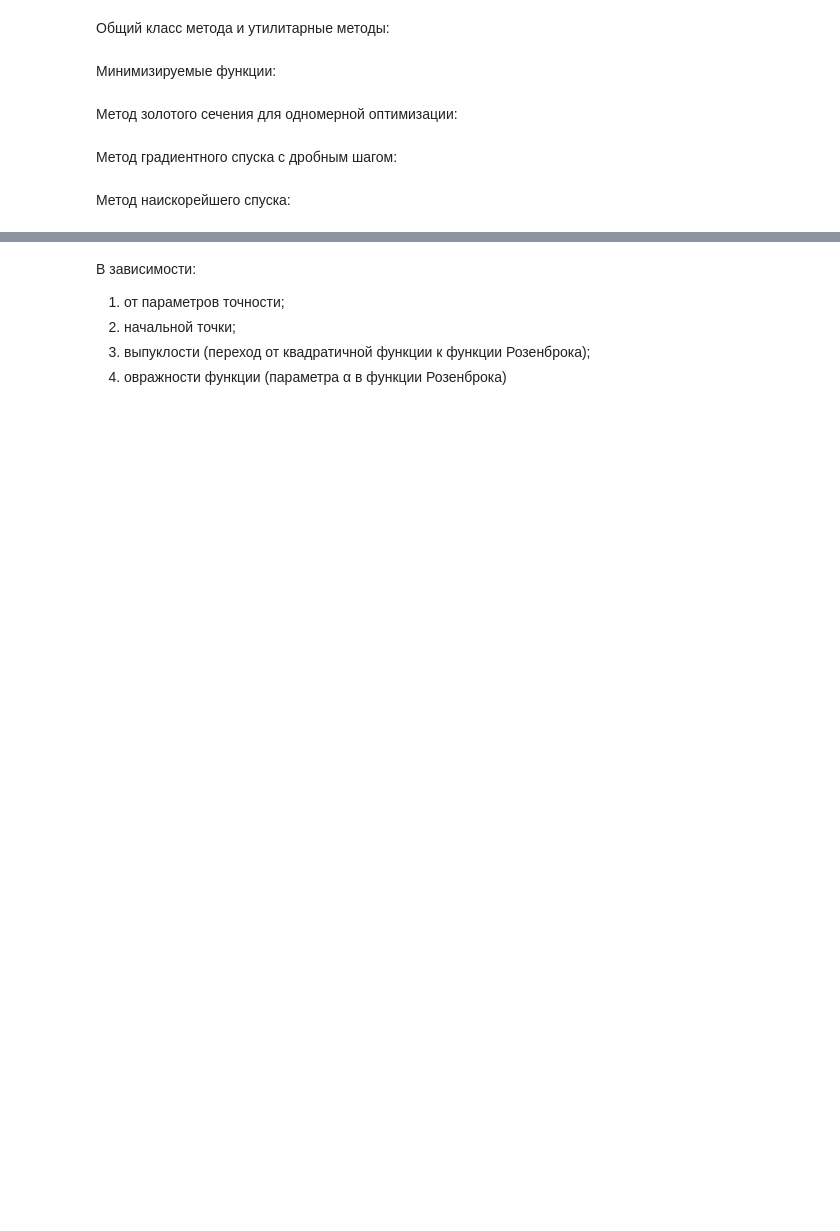
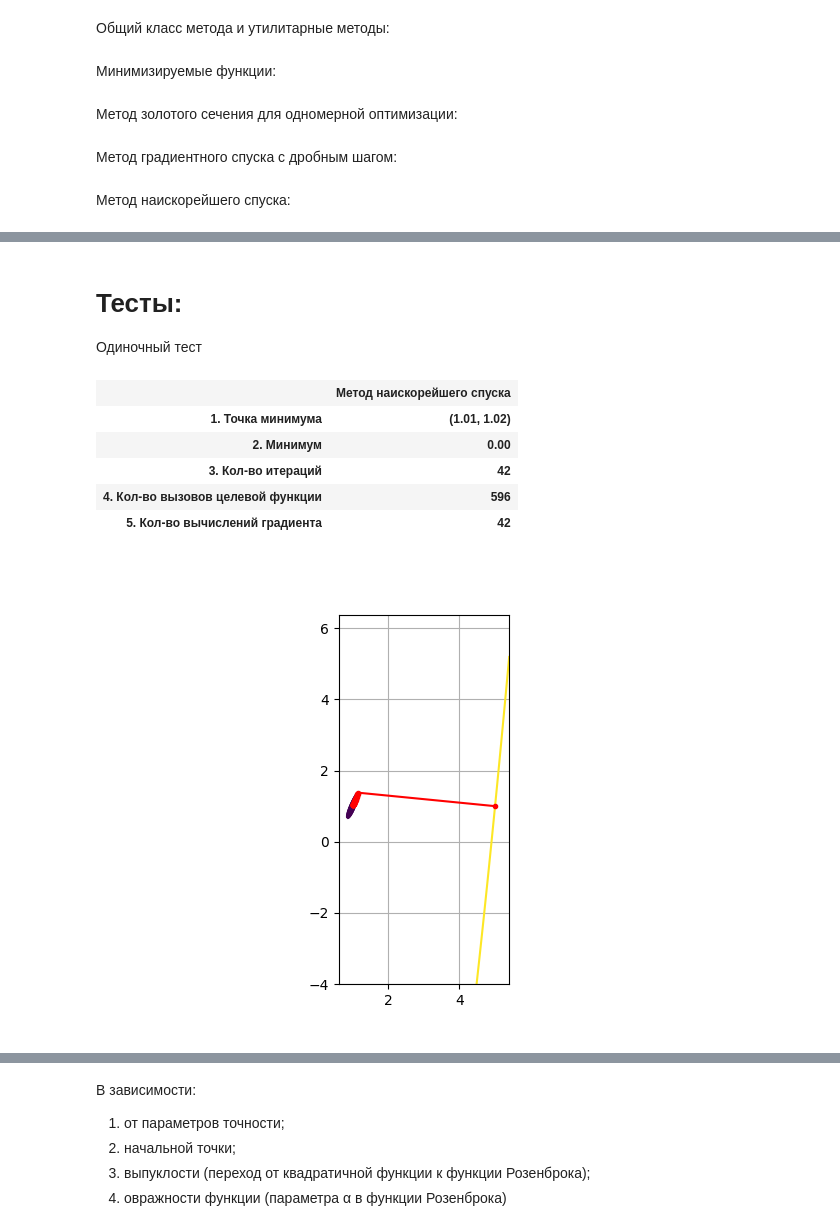
Before and after one commit to CWhat/optimization_labs, a Jupyter notebook: lab2/main.ipynb, the cells around one changed output, grey strips where cells are left out. Drawn from its saved outputs; the diff is of its cells as text; code cells hidden in the pictures; blank space fills up the shorter version.

```diff
--- a/lab2/main.ipynb
+++ b/lab2/main.ipynb
@@ -170,8 +190,8 @@ def methodGoldenRatio(fun, a: float, b: float, eps: float):
 
     execCount = 2
 
-    while lk >= eps:
-    # while np.abs(bk - ak) >= eps*(np.abs(xk1) + np.abs(xk2)) and execCount <= 5002:
+    # while lk >= eps:
+    while np.abs(bk - ak) >= eps*(np.abs(xk1) + np.abs(xk2)) and execCount <= 5002:
         execCount += 1
 
         if y1 >= y2:
@@ -352,0 +374,25 @@ printMethodsInfo([res])
+# %% [markdown]
+# Тесты:
+Одиночный тест
+# %%
+%matplotlib widget
+
+import warnings
+warnings.filterwarnings('ignore')
+# warnings.filterwarnings('default')
+
+eps = 0.01
+# res = StepDescMethod(f3, f3Grad, 1e-2, [6, 7], '')
+res = StepDescMethod(f2, f2Grad, 1e-2, [5, 1], '')
+info = res.info(image=False)
+# dictsToTable([info])
+printMethodsInfo([res], image=False)
+showImage(res.fun, res.points, True)
+# %% [output]
+|  | Метод наискорейшего спуска |
+| 1. Точка минимума | (1.01, 1.02) |
+| 2. Минимум | 0.00 |
+| 3. Кол-во итераций | 42 |
+| 4. Кол-во вызовов целевой функции | 596 |
+| 5. Кол-во вычислений градиента | 42 |
+[figure, added]
```
Also changed, not shown: parts of 10 cells of this notebook, 34 other files.
